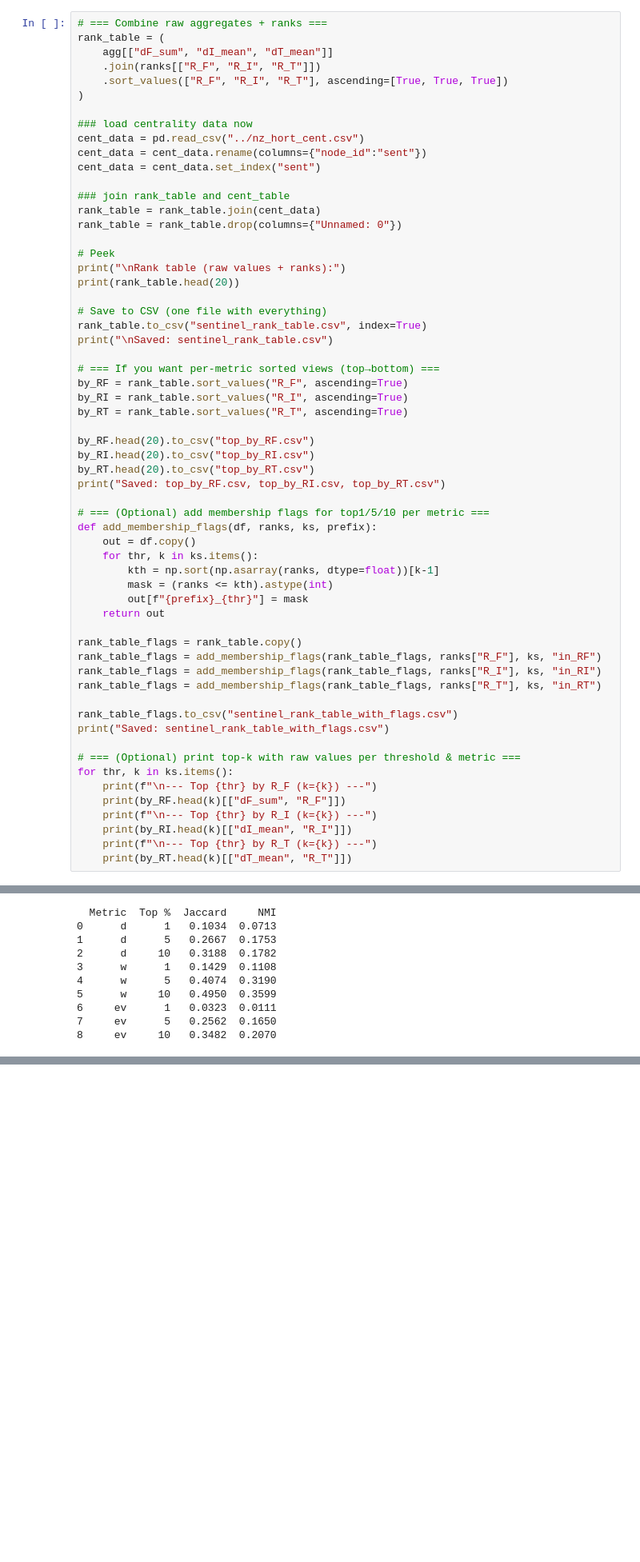
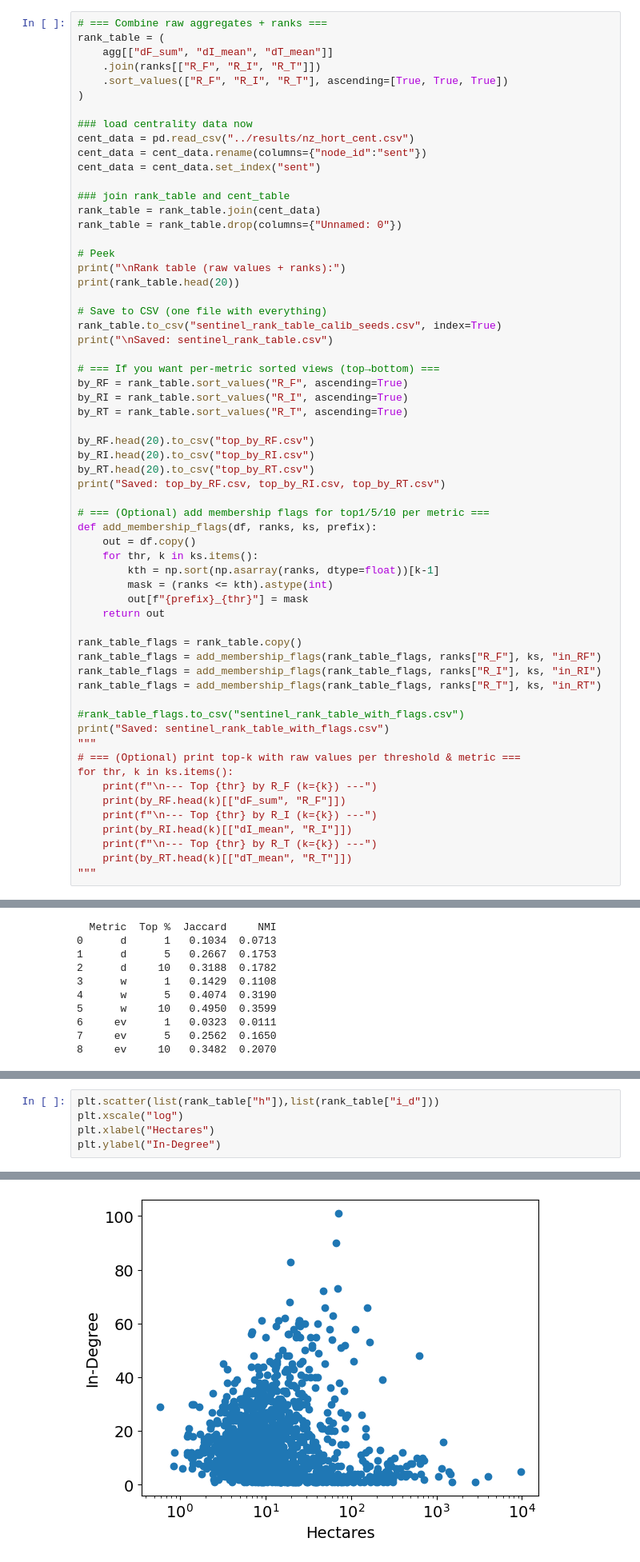
Before and after one commit to vakrao/sent, a Jupyter notebook: notebook/corr_rankings.ipynb, the cells around one changed output, grey strips where cells are left out. Shown at 80% size. Drawn from its saved outputs; the diff is of its cells as text; blank space fills up the shorter version.

```diff
--- a/notebook/corr_rankings.ipynb
+++ b/notebook/corr_rankings.ipynb
@@ -311,7 +345,7 @@ rank_table = (
 )
 
 ### load centrality data now
-cent_data = pd.read_csv("../nz_hort_cent.csv")
+cent_data = pd.read_csv("../results/nz_hort_cent.csv")
 cent_data = cent_data.rename(columns={"node_id":"sent"})
 cent_data = cent_data.set_index("sent")
 
@@ -324,7 +358,7 @@ print("\nRank table (raw values + ranks):")
 print(rank_table.head(20))
 
 # Save to CSV (one file with everything)
-rank_table.to_csv("sentinel_rank_table.csv", index=True)
+rank_table.to_csv("sentinel_rank_table_calib_seeds.csv", index=True)
 print("\nSaved: sentinel_rank_table.csv")
 
 # === If you want per-metric sorted views (top→bottom) ===
@@ -351,9 +385,9 @@ rank_table_flags = add_membership_flags(rank_table_flags, ranks["R_F"], ks, "in_
 rank_table_flags = add_membership_flags(rank_table_flags, ranks["R_I"], ks, "in_RI")
 rank_table_flags = add_membership_flags(rank_table_flags, ranks["R_T"], ks, "in_RT")
 
-rank_table_flags.to_csv("sentinel_rank_table_with_flags.csv")
+#rank_table_flags.to_csv("sentinel_rank_table_with_flags.csv")
 print("Saved: sentinel_rank_table_with_flags.csv")
-
+"""
 # === (Optional) print top-k with raw values per threshold & metric ===
 for thr, k in ks.items():
     print(f"\n--- Top {thr} by R_F (k={k}) ---")
@@ -362,5 +396,6 @@ for thr, k in ks.items():
     print(by_RI.head(k)[["dI_mean", "R_I"]])
     print(f"\n--- Top {thr} by R_T (k={k}) ---")
     print(by_RT.head(k)[["dT_mean", "R_T"]])
+"""
 # %% [output]
 Rank table (raw values + ranks):
@@ -860,0 +794,6 @@ print(f"Saved 3D plot → {OUTFILE} (plotted {len(in_bounds)} in-bounds points;
+# %%
+plt.scatter(list(rank_table["h"]),list(rank_table["i_d"]))
+plt.xscale("log")
+plt.xlabel("Hectares")
+plt.ylabel("In-Degree")
+# %% [output]
@@ -860,0 +801 @@ print(f"Saved 3D plot → {OUTFILE} (plotted {len(in_bounds)} in-bounds points;
+[figure, added]
```
Also changed, not shown: parts of 15 cells of this notebook, 1 other file.
